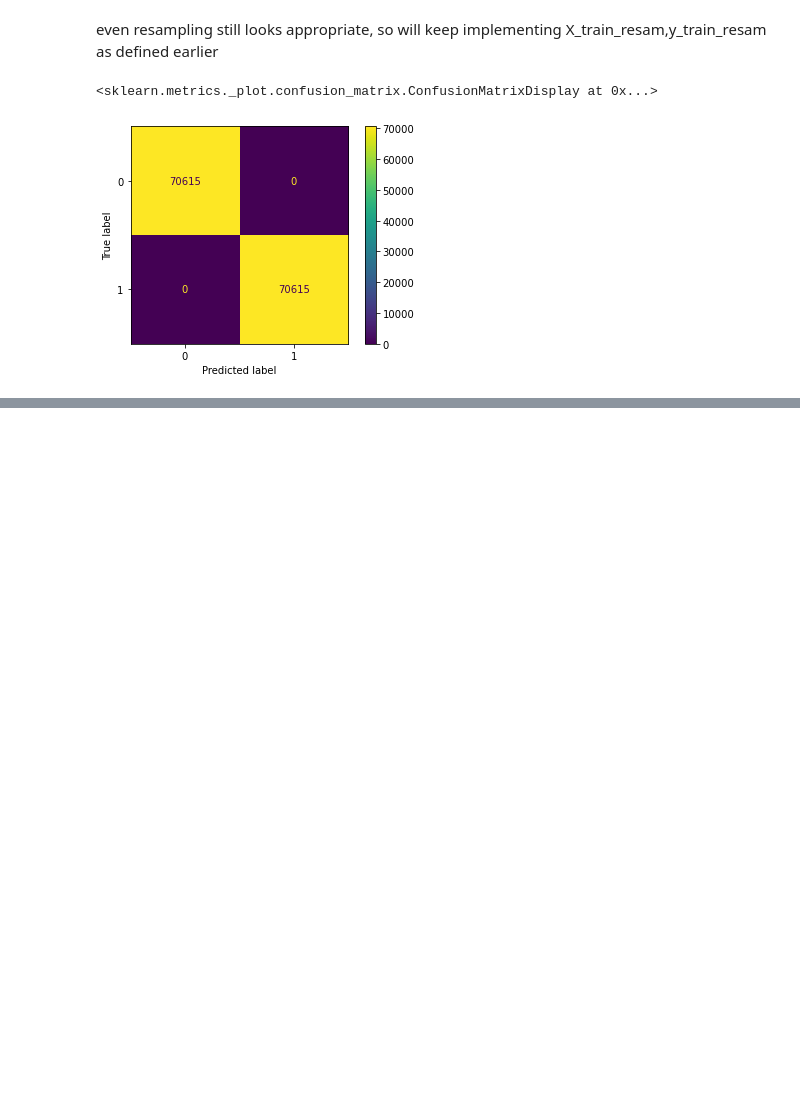
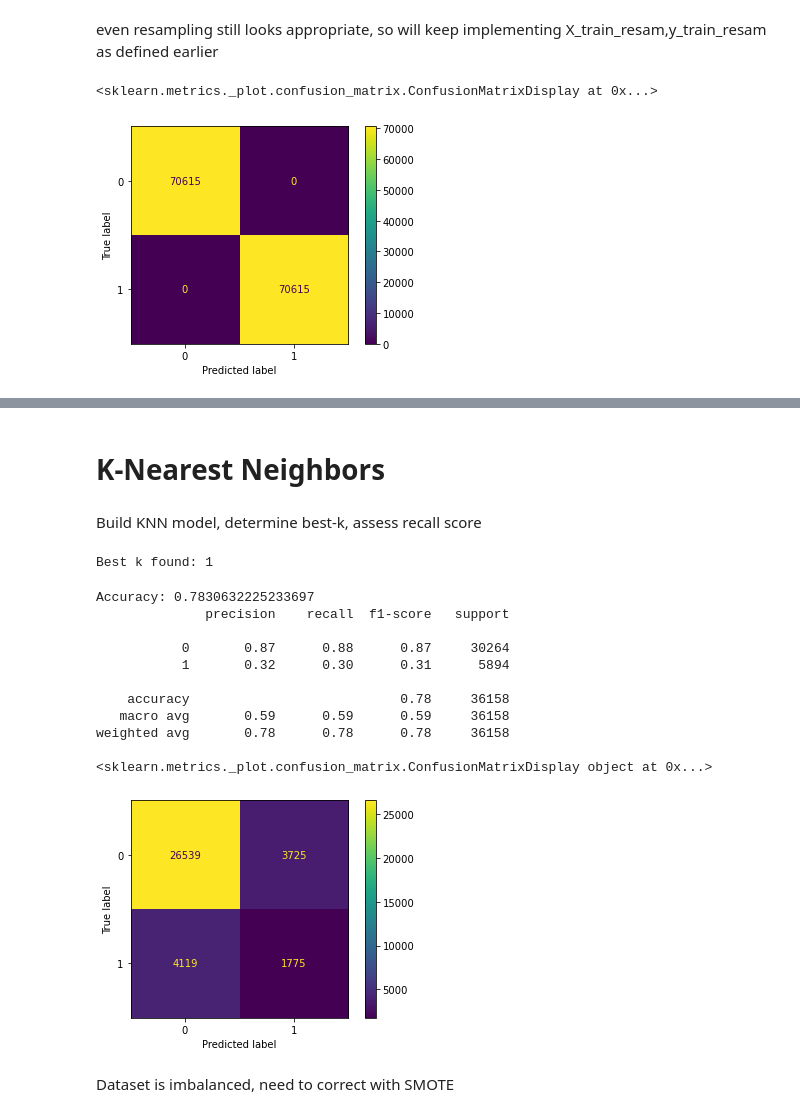
Before and after one commit to sunnywithcurlyhair/DS_Project_3, a Jupyter notebook: Classification Models.ipynb, the cells around one changed output, grey strips where cells are left out. Cells and saved outputs as stored; diff of their text form; code cells hidden in the pictures; blank space fills up the shorter version.

```diff
--- a/Classification Models.ipynb
+++ b/Classification Models.ipynb
@@ -1026,0 +1077,39 @@ plt.show()
+# %% [markdown]
+# K-Nearest Neighbors
+# %% [markdown]
+Build KNN model, determine best-k, assess recall score
+# %%
+knn = KNeighborsClassifier()
+
+parameters = {'n_neighbors': range(1, 21)}
+clf = GridSearchCV(knn, parameters, cv=5, scoring='recall')
+clf.fit(X_train_sc, y_train)
+
+best_k = clf.best_params_['n_neighbors']
+print("Best k found:", best_k)
+# %% [output]
+Best k found: 1
+# %%
+knn_best = KNeighborsClassifier(n_neighbors=best_k)
+knn_best.fit(X_train_sc, y_train)
+y_pred = knn_best.predict(X_test_sc)
+
+accuracy = accuracy_score(y_test, y_pred)
+print("Accuracy:", accuracy)
+print(classification_report(y_test, y_pred))
+print(plot_confusion_matrix(knn_best,X_test_sc,y_test))
+# %% [output]
+Accuracy: 0.7830632225233697
+              precision    recall  f1-score   support
+
+           0       0.87      0.88      0.87     30264
+           1       0.32      0.30      0.31      5894
+
+    accuracy                           0.78     36158
+   macro avg       0.59      0.59      0.59     36158
+weighted avg       0.78      0.78      0.78     36158
+
+<sklearn.metrics._plot.confusion_matrix.ConfusionMatrixDisplay object at 0x...>
+[figure, added]
+# %% [markdown]
+Dataset is imbalanced, need to correct with SMOTE
```
Also changed, not shown: parts of 58 cells of this notebook, 1 other file.
